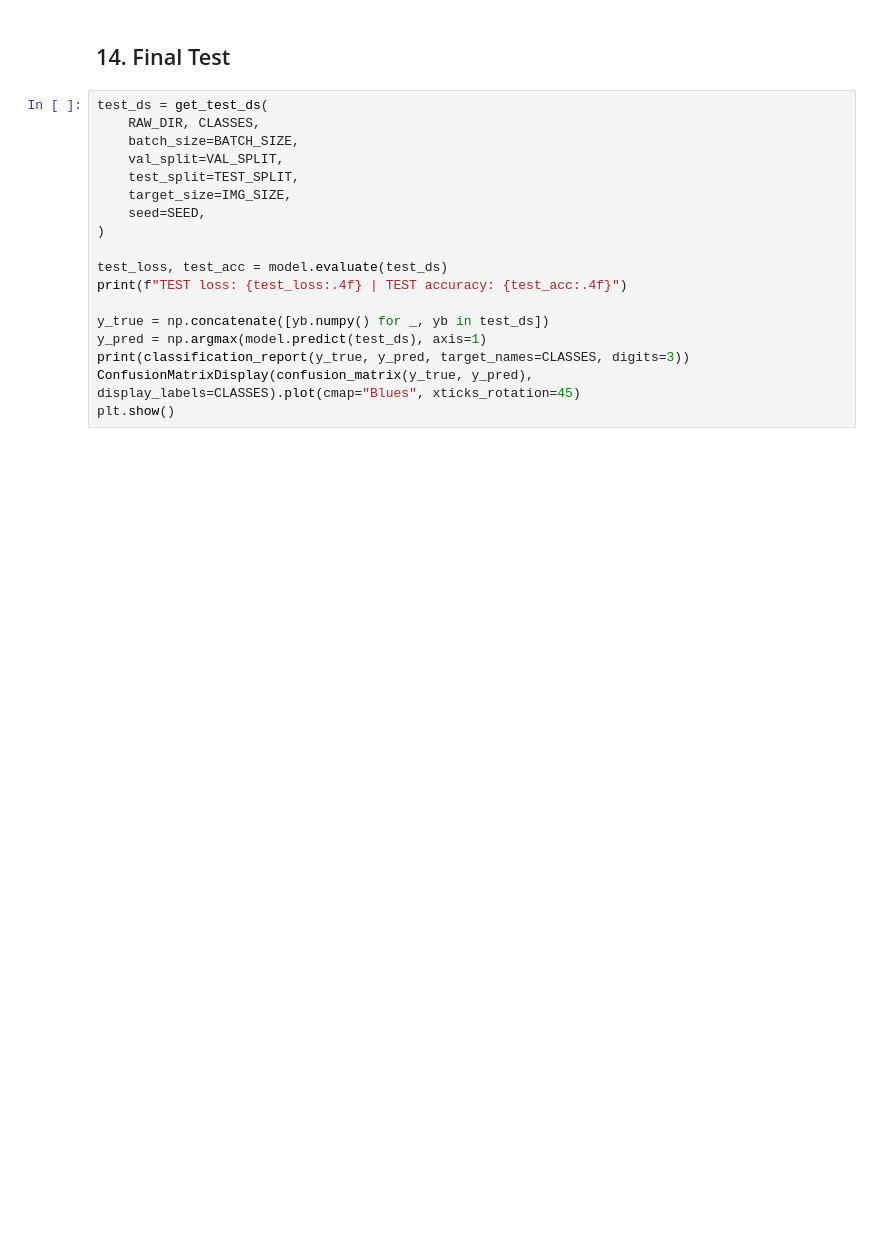
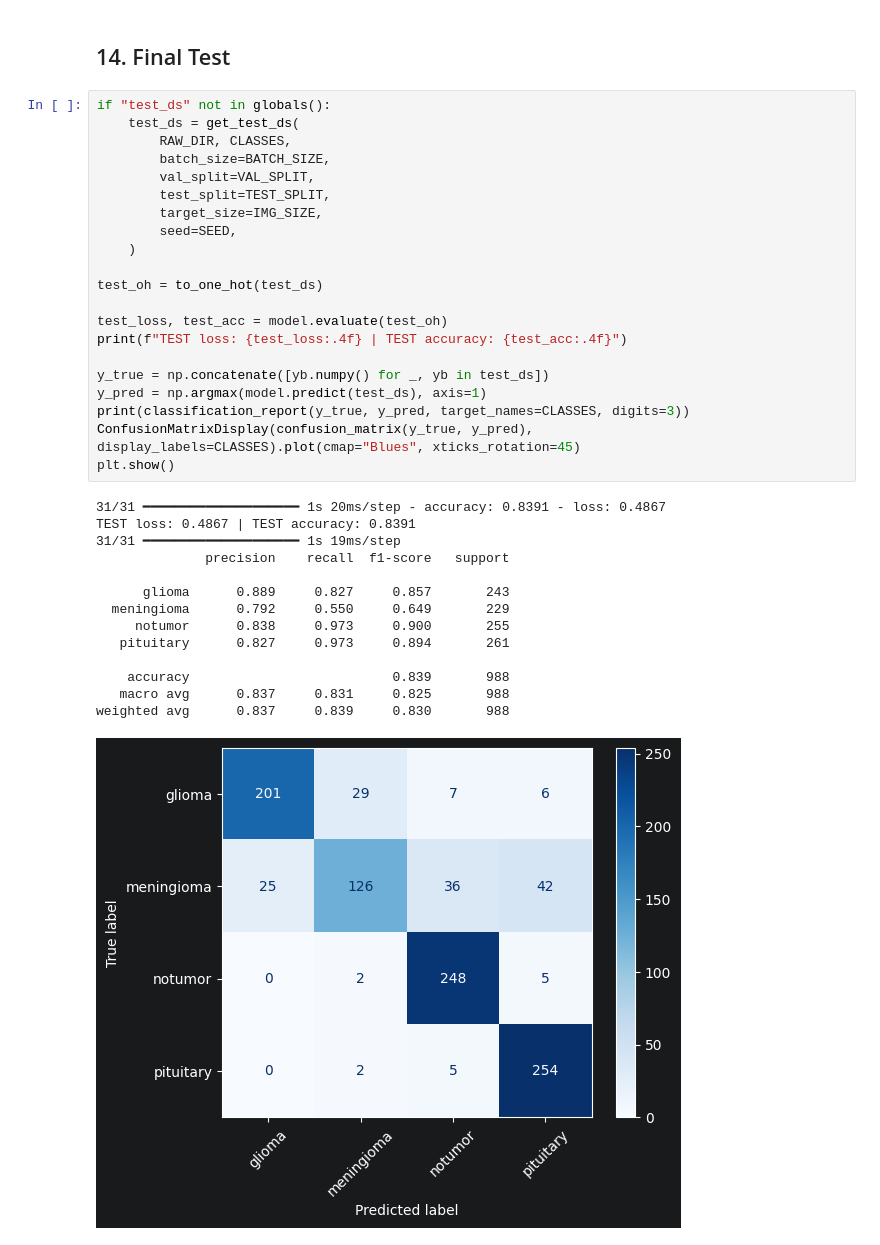
Before and after one commit to oelaimar/NeuroVision-AI, a Jupyter notebook: notebooks/01_Exploe dataset.ipynb, the cells around one changed output. Drawn from its saved outputs; the diff is of its cells as text; blank space fills up the shorter version.

```diff
--- a/notebooks/01_Exploe dataset.ipynb
+++ b/notebooks/01_Exploe dataset.ipynb
@@ -967,20 +1004,38 @@ print("saved to models/mri_cnn.keras")
 # %% [markdown]
 ## 14. Final Test
 # %%
-test_ds = get_test_ds(
-    RAW_DIR, CLASSES,
-    batch_size=BATCH_SIZE,
-    val_split=VAL_SPLIT,
-    test_split=TEST_SPLIT,
-    target_size=IMG_SIZE,
-    seed=SEED,
-)
+if "test_ds" not in globals():
+    test_ds = get_test_ds(
+        RAW_DIR, CLASSES,
+        batch_size=BATCH_SIZE,
+        val_split=VAL_SPLIT,
+        test_split=TEST_SPLIT,
+        target_size=IMG_SIZE,
+        seed=SEED,
+    )
 
-test_loss, test_acc = model.evaluate(test_ds)
+test_oh = to_one_hot(test_ds)
+
+test_loss, test_acc = model.evaluate(test_oh)
 print(f"TEST loss: {test_loss:.4f} | TEST accuracy: {test_acc:.4f}")
 
 y_true = np.concatenate([yb.numpy() for _, yb in test_ds])
 y_pred = np.argmax(model.predict(test_ds), axis=1)
 print(classification_report(y_true, y_pred, target_names=CLASSES, digits=3))
 ConfusionMatrixDisplay(confusion_matrix(y_true, y_pred), display_labels=CLASSES).plot(cmap="Blues", xticks_rotation=45)
 plt.show()
+# %% [output]
+31/31 ━━━━━━━━━━━━━━━━━━━━ 1s 20ms/step - accuracy: 0.8391 - loss: 0.4867
+TEST loss: 0.4867 | TEST accuracy: 0.8391
+31/31 ━━━━━━━━━━━━━━━━━━━━ 1s 19ms/step
+              precision    recall  f1-score   support
+
+      glioma      0.889     0.827     0.857       243
+  meningioma      0.792     0.550     0.649       229
+     notumor      0.838     0.973     0.900       255
+   pituitary      0.827     0.973     0.894       261
+
+    accuracy                          0.839       988
+   macro avg      0.837     0.831     0.825       988
+weighted avg      0.837     0.839     0.830       988
+[figure, added]
```
Also changed, not shown: parts of 10 cells of this notebook.
